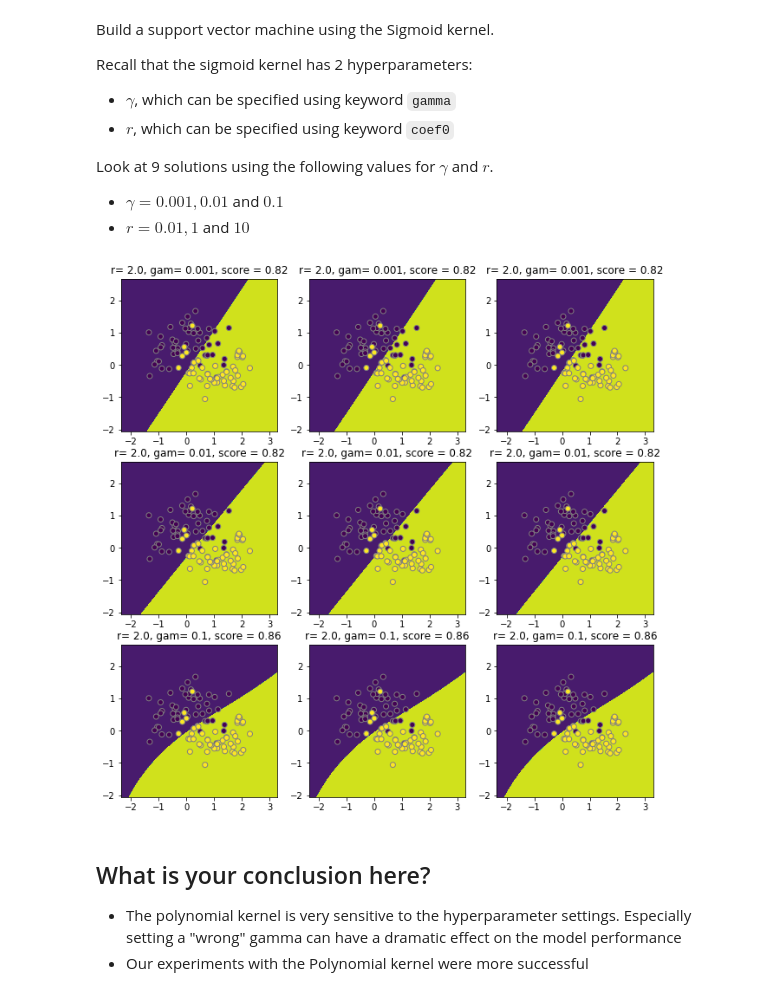
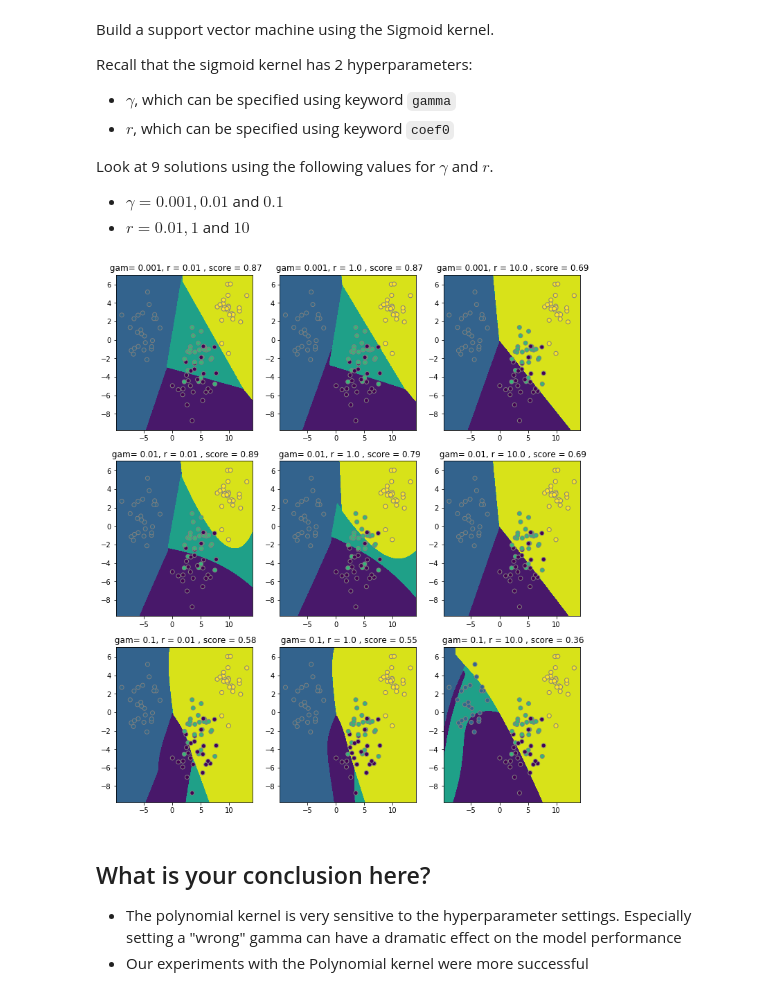
Before and after one commit to kayschulz/dsc-3-33-06-kernels-in-scikit-learn-lab-seattle-ds-career-040119, a Jupyter notebook: index.ipynb, the cells around one changed output. Saved outputs shown, nothing was run; the diff lists cells and outputs as text; code cells hidden in the pictures.

```diff
--- a/index.ipynb
+++ b/index.ipynb
@@ -208,23 +208,23 @@ X2_C, X1_C = np.meshgrid(x2_coord, x1_coord)
 x1x2 = np.c_[X1_C.ravel(), X2_C.ravel()]
 # %%
 # Plot the prediction results in 9 subplots
-plt.figure(figsize=(11, 11))
+plt.figure(figsize=(12, 14))
 
-for (k, (gamma, r, clf)) in enumerate(details):
+for (k, (r, gamma, clf)) in enumerate(details):
     # evaluate the predictions in a grid
     Z = clf.predict(x1x2)
     Z = Z.reshape(X1_C.shape)
 
     # visualize decision function for these parameters
     plt.subplot(3, 3, k + 1)
-    plt.title("r= %r, gam= %r, score = %r"  % (coef0, gamma, round(clf.score(X_4,y_4), 2)))
+    plt.title(" gam= %r, r = %r , score = %r"  % (gamma,r, round(clf.score(X_3,y_3), 2)))
 
     # visualize parameter's effect on decision function
     plt.contourf(X1_C, X2_C, Z, alpha = 1)
-    plt.scatter(X_4[:, 0], X_4[:, 1], c=y_4,  edgecolors='gray')
+    plt.scatter(X_3[:, 0], X_3[:, 1], c=y_3,  edgecolors='gray')
     plt.axis('tight')
 # %% [output]
-[figure, old version]
+[figure, new version]
 # %% [markdown]
 ## What is your conclusion here?
 
```
